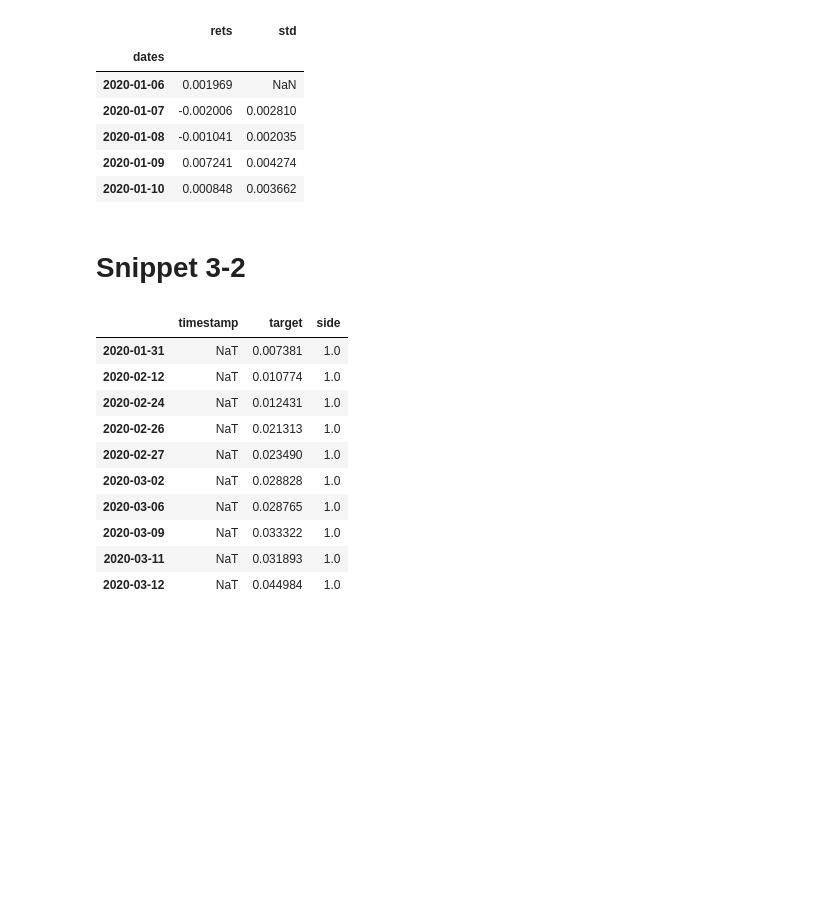
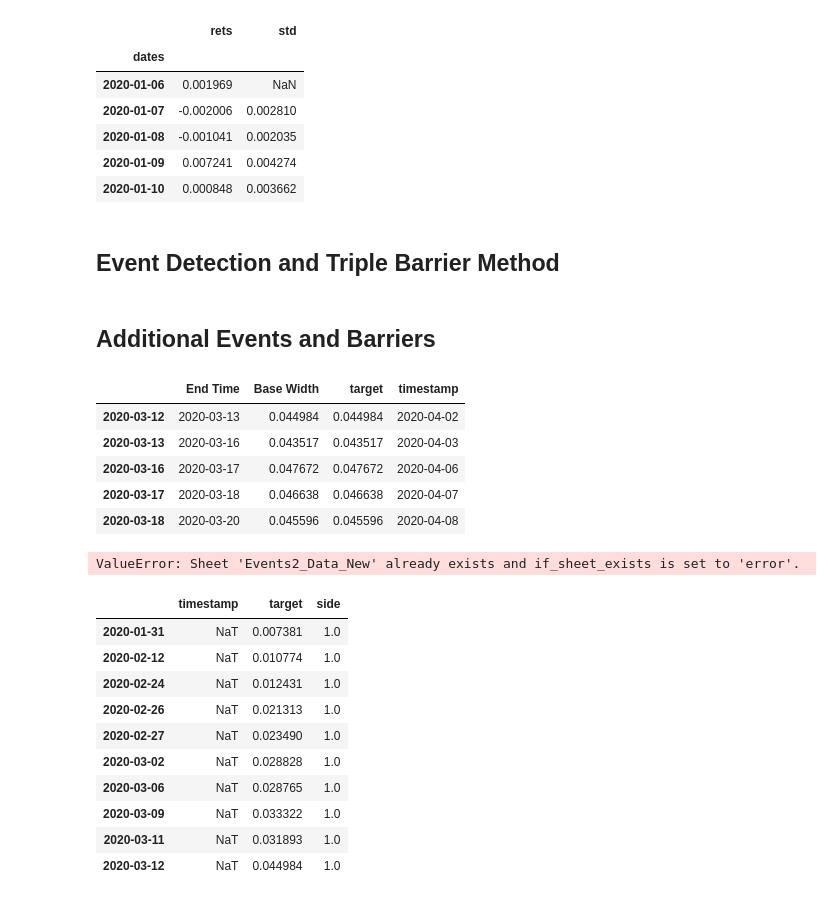
Before and after one commit to RiskLabAI/Notebooks.py, a Jupyter notebook: data/labeling/Labeling-py.ipynb, the cells around one changed output. Cells and saved outputs as stored; diff of their text form; code cells hidden in the pictures; blank space fills up the shorter version.

```diff
--- a/data/labeling/Labeling-py.ipynb
+++ b/data/labeling/Labeling-py.ipynb
@@ -77,3 +103,3 @@ fig.add_trace(go.Scatter(x=vol.index, y=-vol['std'].values, mode="lines", marker
-# %% [markdown]
-# Snippet 3-2
+# %% [markdown]
+## Event Detection and Triple Barrier Method
 # %%
@@ -83,3 +157,41 @@ fig.add_trace(go.Scatter(x = timeevents, y = close[timeevents], mode = "markers"
+# %% [markdown]
+## Additional Events and Barriers
+# %%
+t1 = vertical_barrier(close, timeevents, 21)
+events2 = meta_events(close, timeevents, ptsl=[1, 1], target=stds, return_min=0.04, num_threads=1, timestamp=t1, side=None)
+events2.head()
+# %% [output]
+|  | End Time | Base Width | target | timestamp |
+| 2020-03-12 | 2020-03-13 | 0.044984 | 0.044984 | 2020-04-02 |
+| 2020-03-13 | 2020-03-16 | 0.043517 | 0.043517 | 2020-04-03 |
+| 2020-03-16 | 2020-03-17 | 0.047672 | 0.047672 | 2020-04-06 |
+| 2020-03-17 | 2020-03-18 | 0.046638 | 0.046638 | 2020-04-07 |
+| 2020-03-18 | 2020-03-20 | 0.045596 | 0.045596 | 2020-04-08 |
+# %%
+# Save events2 data to Excel using openpyxl
+with pd.ExcelWriter(excel_file_path, engine='openpyxl', mode='a') as writer:
+    events2.to_excel(writer, sheet_name='Events2_Data_New')
+
+# Plot additional barriers
+pt, sl = events2['target'], events2['target']
+upperbound, lowerbound = close[events2.index]*(1 + pt), close[events2.index]*(1 - sl)
+i = 2
+begining, ending = events2.index[i], t1.loc[events2.index].iloc[i]
+firsttouch = events2['timestamp'].iloc[i]
+pricetouch = close.loc[firsttouch]
+u, l = upperbound.iloc[i], lowerbound.iloc[i]
+fig = close.plot()
+fig.add_shape(type="line", x0=begining, y0=u, x1=begining, y1=l, line=dict(color="red", width=2))
+fig.add_shape(type="line", x0=begining, y0=u, x1=ending, y1=u, line=dict(color="red", width=2))
+fig.add_shape(type="line", x0=begining, y0=l, x1=ending, y1=l, line=dict(color="red", width=2))
+fig.add_shape(type="line", x0=ending, y0=u, x1=ending, y1=l, line=dict(color="red", width=2))
+fig.add_trace(go.Scatter(x=[firsttouch], y=[pricetouch], marker=dict(size=[10], color=['red']), name="First Touch"))
+
+# Apply custom layout
+update_figure_layout(fig, "Additional Barrier Analysis", "Date", "Price")
+fig.show()
+# %% [output]
+ValueError: Sheet 'Events2_Data_New' already exists and if_sheet_exists is set to 'error'.
 # %%
 stds = vol['std']
 timestamp = pd.Series(pd.NaT, index = timeevents)
```
Also changed, not shown: parts of 26 cells of this notebook, 2 other files.
